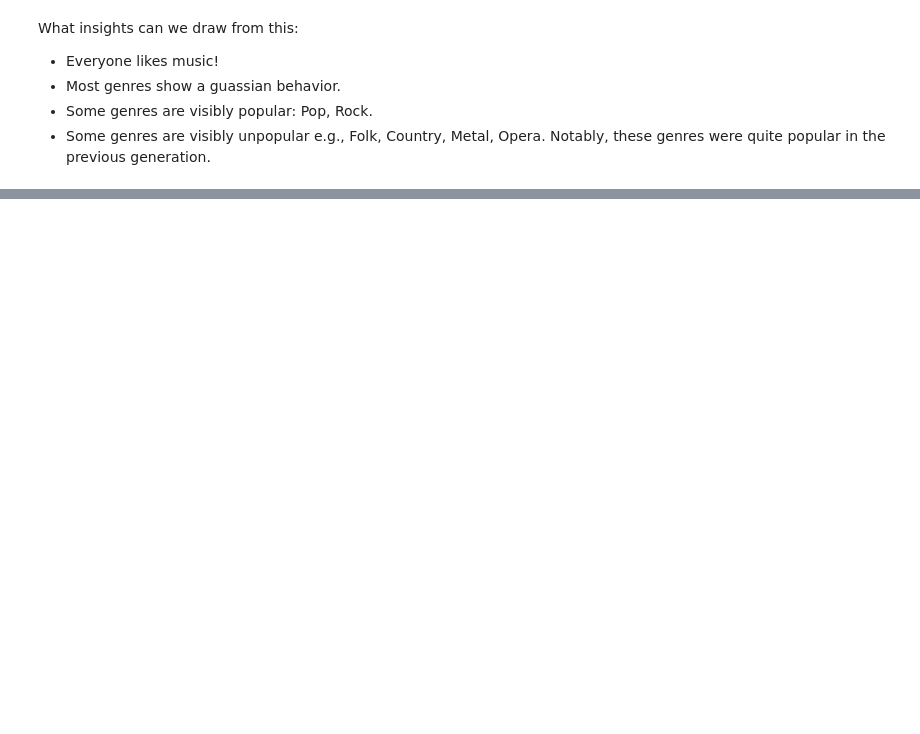
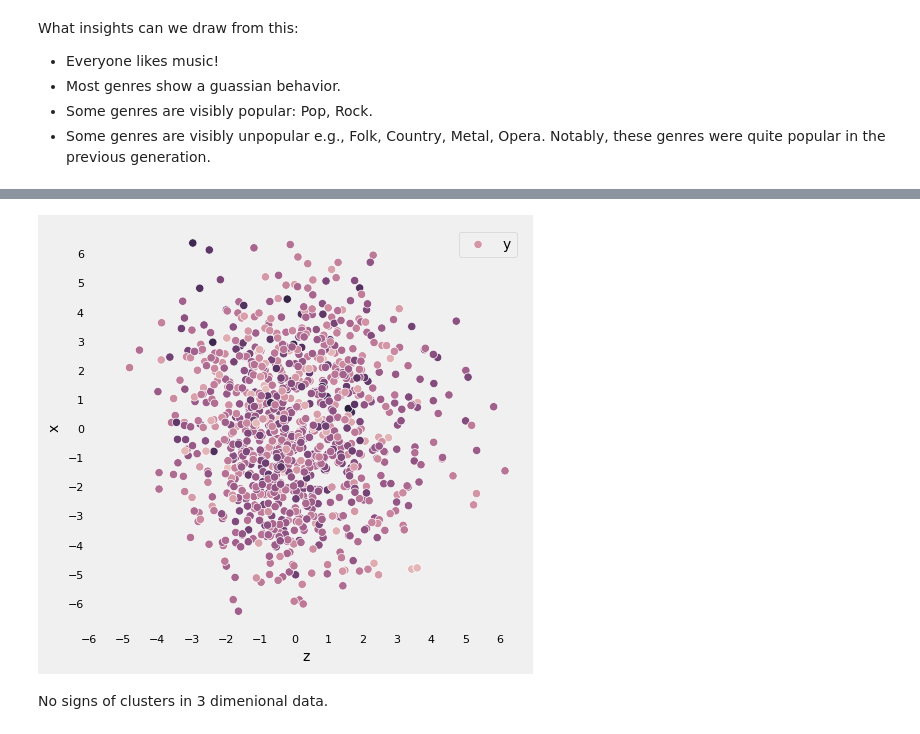
Before and after one commit to Armagaan/young-people-today, a Jupyter notebook: src/clustering.ipynb, the cells around one changed output, grey strips where cells are left out. Saved outputs shown, nothing was run; the diff lists cells and outputs as text; code cells hidden in the pictures; blank space fills up the shorter version.

Commit message:
Clustering complete

```diff
--- a/src/clustering.ipynb
+++ b/src/clustering.ipynb
@@ -80,0 +137,14 @@ What insights can we draw from this:
+# %%
+plt.figure(figsize=(5,5))
+sns.scatterplot(data=df_music_pca, x="z", y="x", hue="y")
+plt.grid(False)
+plt.xticks(range(-6,7), fontsize=8)
+plt.yticks(range(-6,7), fontsize=8)
+plt.xlabel("z", fontsize=10)
+plt.ylabel("x", fontsize=10)
+plt.legend('y', frameon=True, fontsize=10)
+plt.show()
+# %% [output]
+[figure, added]
+# %% [markdown]
+No signs of clusters in 3 dimenional data.
```
Also changed, not shown: parts of 35 cells of this notebook, 1 other file.
